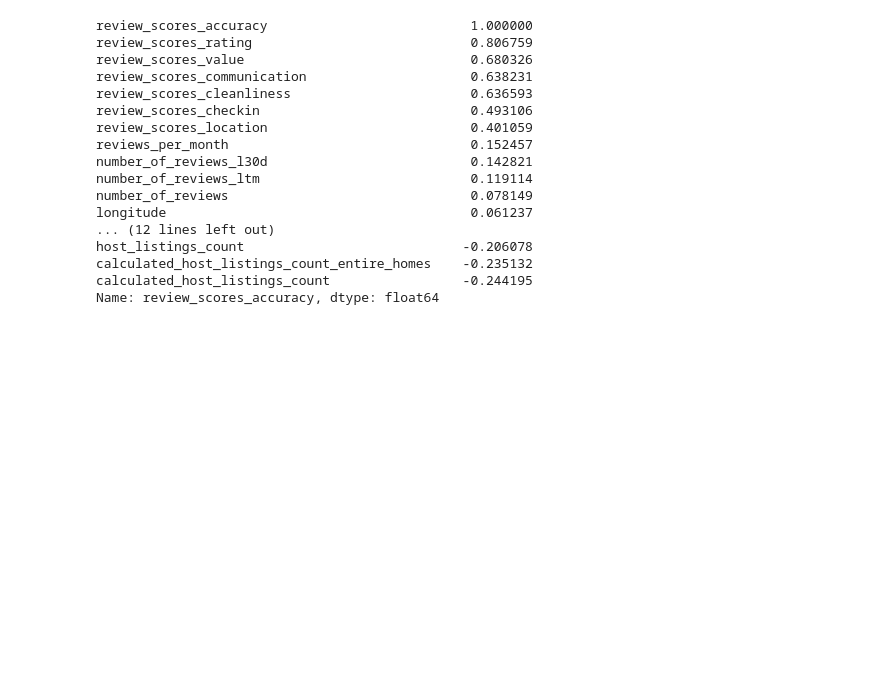
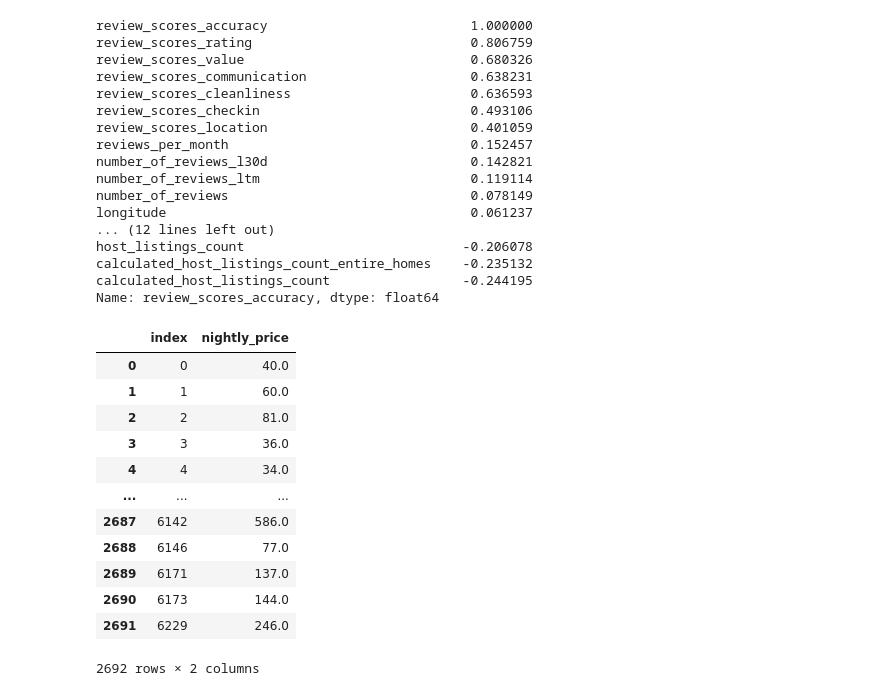
Before and after one commit to JonathanBrown003/Airbnb-A-Closer-Look-Nashville-Asheville, a Jupyter notebook: AirBNB_Analysis_Reviews.ipynb, the cells around one changed output. Cells and saved outputs as stored; diff of their text form; code cells hidden in the pictures; blank space fills up the shorter version.

Commit message:
Adding Some Pricing Analysis
Adding Some Pricing Analysis

```diff
--- a/AirBNB_Analysis_Reviews.ipynb
+++ b/AirBNB_Analysis_Reviews.ipynb
@@ -367,0 +365,25 @@ Name: review_scores_accuracy, dtype: float64
+# %%
+# Start analysis of pricing
+# Change price to Float data type for Nashville
+new_price_column = nash_rows["price"].str.lstrip('$').replace(',','', regex=True).astype('float64')
+new_price_column
+new_price_column2 = new_price_column.reset_index()
+new_price_column2
+
+# renaming the host column
+new_price_nash_d2 = new_price_column2.rename(columns={"price": "nightly_price"})
+new_price_nash_d2
+# %% [output]
+|  | index | nightly_price |
+| 0 | 0 | 40.0 |
+| 1 | 1 | 60.0 |
+| 2 | 2 | 81.0 |
+| 3 | 3 | 36.0 |
+| 4 | 4 | 34.0 |
+| ... | ... | ... |
+| 2687 | 6142 | 586.0 |
+| 2688 | 6146 | 77.0 |
+| 2689 | 6171 | 137.0 |
+| 2690 | 6173 | 144.0 |
+| 2691 | 6229 | 246.0 |
+2692 rows × 2 columns
```
Also changed, not shown: parts of 7 cells of this notebook.
